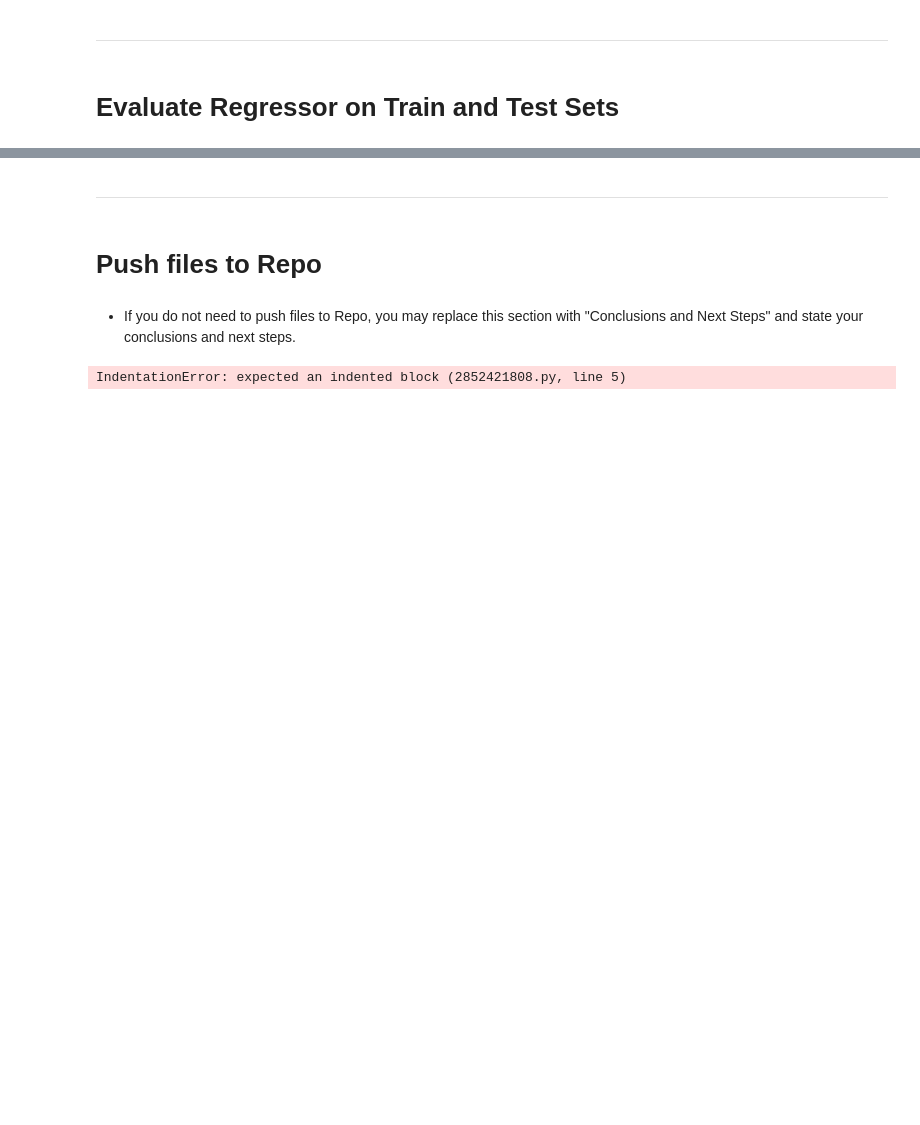
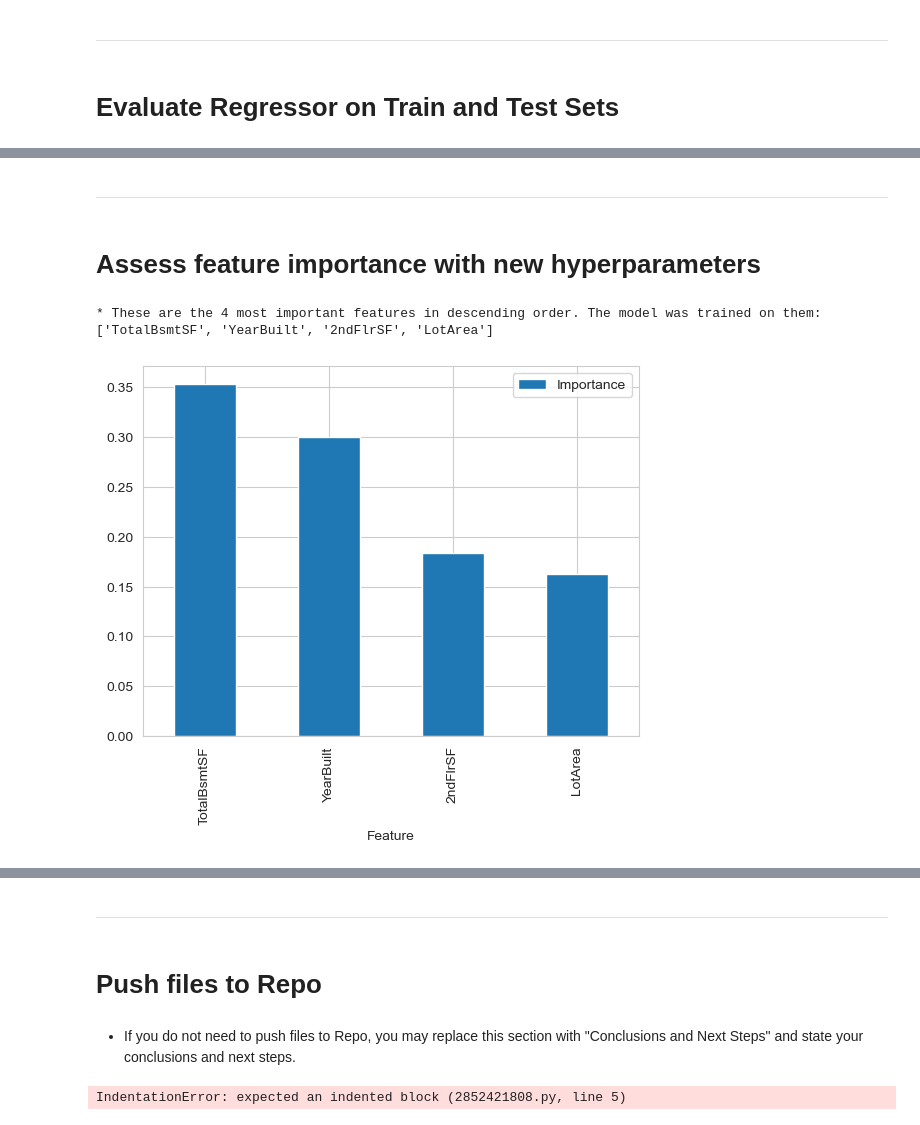
Before and after one commit to frankiesanjana/housing-price-predictor, a Jupyter notebook: jupyter_notebooks/05-modelling-evaluation.ipynb, the cells around one changed output, grey strips where cells are left out. Drawn from its saved outputs; the diff is of its cells as text; code cells hidden in the pictures; blank space fills up the shorter version.

```diff
--- a/jupyter_notebooks/05-modelling-evaluation.ipynb
+++ b/jupyter_notebooks/05-modelling-evaluation.ipynb
@@ -246,0 +499,3 @@ print("* Train set:", X_train.shape, y_train.shape, "\n* Test set:",  X_test.sha
+# %%
+search = HyperparameterOptimisationSearch(models=models_search, params=params_search)
+search.fit(X_train, y_train, scoring = 'r2', n_jobs=-1, cv=10)
@@ -246,0 +508,3 @@ print("* Train set:", X_train.shape, y_train.shape, "\n* Test set:",  X_test.sha
+# %%
+grid_search_summary, grid_search_pipelines = search.score_summary(sort_by='mean_score')
+grid_search_summary
@@ -246,0 +527,3 @@ print("* Train set:", X_train.shape, y_train.shape, "\n* Test set:",  X_test.sha
+# %%
+best_model = grid_search_summary.iloc[0, 0]
+best_model
@@ -246,0 +546,3 @@ print("* Train set:", X_train.shape, y_train.shape, "\n* Test set:",  X_test.sha
+# %%
+best_regressor_pipeline = grid_search_pipelines[best_model].best_estimator_
+best_regressor_pipeline
@@ -246,0 +567,31 @@ print("* Train set:", X_train.shape, y_train.shape, "\n* Test set:",  X_test.sha
+# %% [markdown]
+---
+# %% [markdown]
+# Assess feature importance with new hyperparameters
+# %%
+# there are ten pipeline steps in total that involve data cleaning and feature engineering
+data_cleaning_feat_eng_steps = 10
+columns_after_data_cleaning_feat_eng = (Pipeline(best_regressor_pipeline.steps[:data_cleaning_feat_eng_steps])
+                                        .transform(X_train)
+                                        .columns)
+
+best_features = columns_after_data_cleaning_feat_eng[best_regressor_pipeline['feat_selection'].get_support(
+)].to_list()
+
+# create DataFrame to display feature importance
+df_feature_importance = (pd.DataFrame(data={
+    'Feature': columns_after_data_cleaning_feat_eng[best_regressor_pipeline['feat_selection'].get_support()],
+    'Importance': best_regressor_pipeline['model'].feature_importances_})
+    .sort_values(by='Importance', ascending=False)
+)
+
+# most important features statement and plot
+print(f"* These are the {len(best_features)} most important features in descending order. "
+      f"The model was trained on them: \n{df_feature_importance['Feature'].to_list()}")
+
+df_feature_importance.plot(kind='bar', x='Feature', y='Importance')
+plt.show()
+# %% [output]
+* These are the 4 most important features in descending order. The model was trained on them:
+['TotalBsmtSF', 'YearBuilt', '2ndFlrSF', 'LotArea']
+[figure, added]
```
Also changed, not shown: parts of 42 cells of this notebook.
